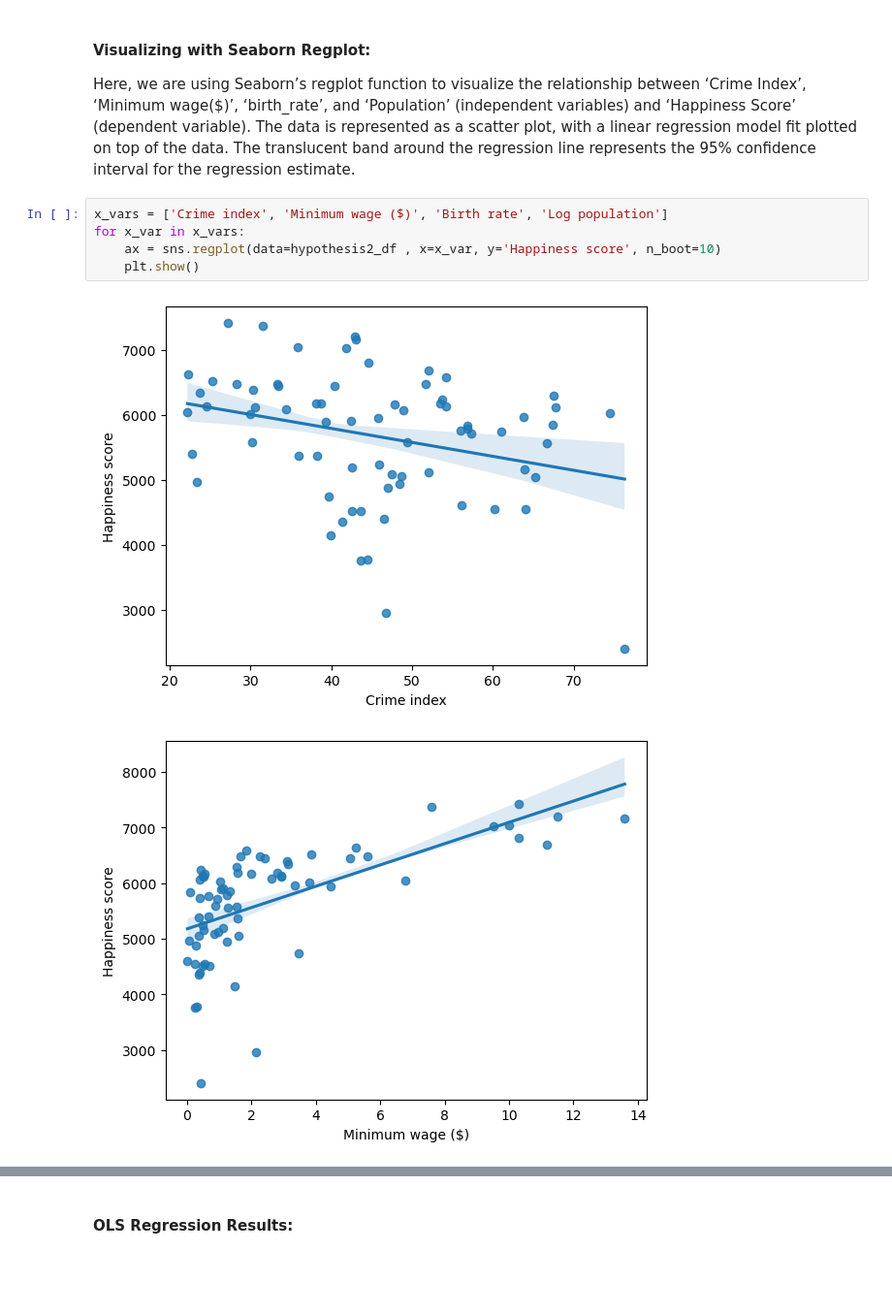
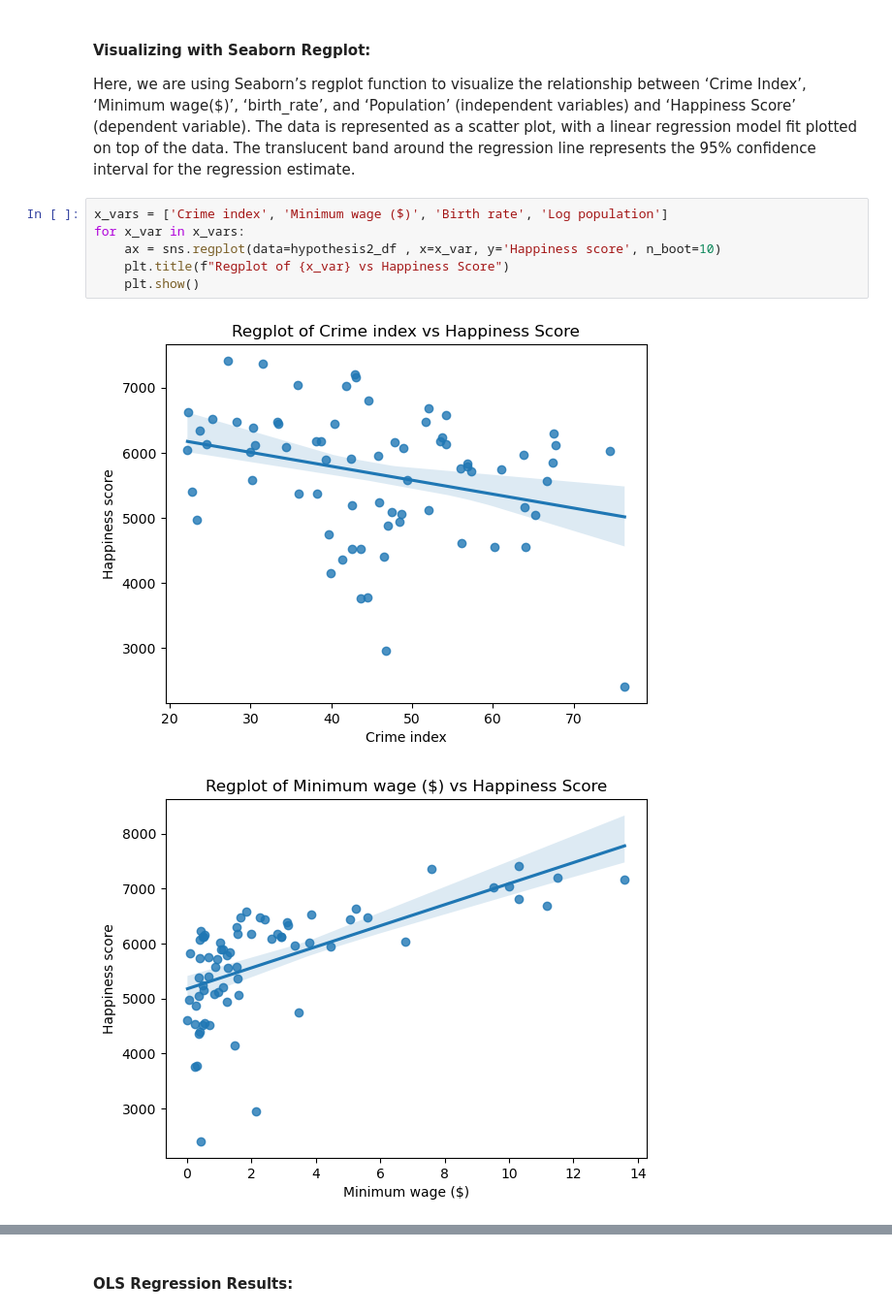
Before and after one commit to yixuanzhou1221/info2950, a Jupyter notebook: Phase 5/Phase5 2.ipynb, the cells around one changed output, grey strips where cells are left out. Shown at 97% size. Cells and saved outputs as stored; diff of their text form; blank space fills up the shorter version.

```diff
--- a/Phase 5/Phase5 2.ipynb
+++ b/Phase 5/Phase5 2.ipynb
@@ -455,8 +459,9 @@ Here, we are using Seaborn’s regplot function to visualize the relationship be
 # %%
 x_vars = ['Crime index', 'Minimum wage ($)', 'Birth rate', 'Log population']
 for x_var in x_vars:
     ax = sns.regplot(data=hypothesis2_df , x=x_var, y='Happiness score', n_boot=10)
+    plt.title(f"Regplot of {x_var} vs Happiness Score")
     plt.show()
 # %% [output]
-[figure, old version]
+[figure, new version]
-[figure, old version]
+[figure, new version]
```
Also changed, not shown: parts of 4 cells of this notebook.
